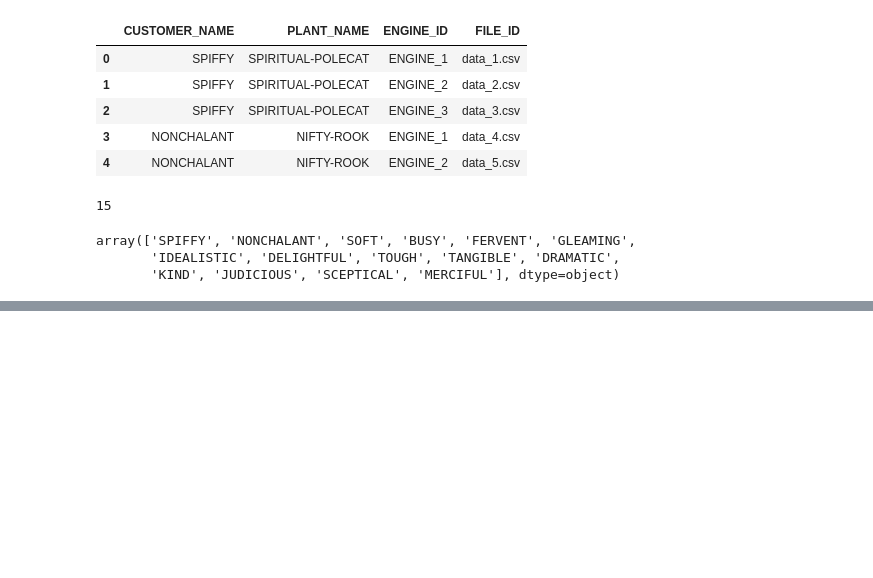
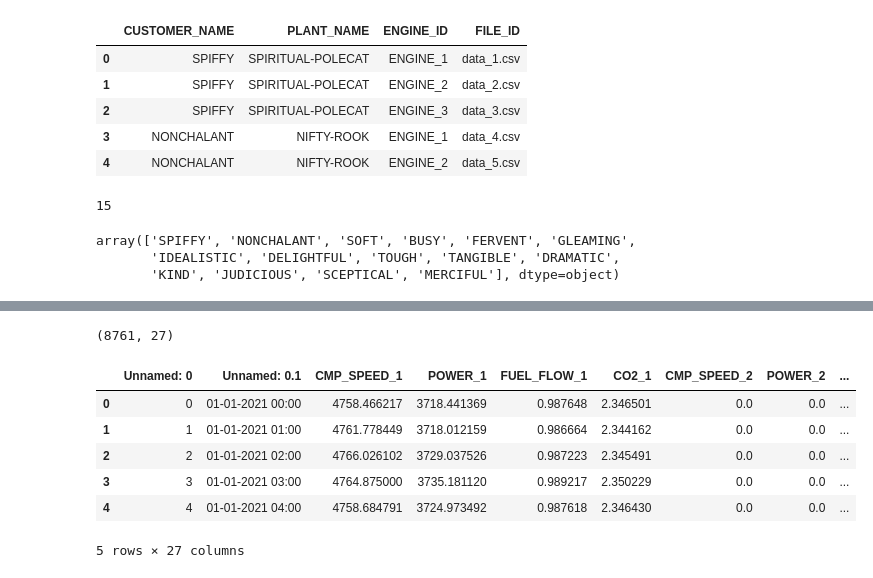
Before and after one commit to Jay4Codes/BakerHughes-DataViz, a Jupyter notebook: viz.ipynb, the cells around one changed output, grey strips where cells are left out. Drawn from its saved outputs; the diff is of its cells as text; code cells hidden in the pictures; blank space fills up the shorter version.

```diff
--- a/viz.ipynb
+++ b/viz.ipynb
@@ -49,0 +85,16 @@ map
+# %%
+df2=pd.read_csv("data/New folder/SILKY-WEASEL.csv")
+# %%
+df2.shape
+# %% [output]
+(8761, 27)
+# %%
+df2.head()
+# %% [output]
+|  | Unnamed: 0 | Unnamed: 0.1 | CMP_SPEED_1 | POWER_1 | FUEL_FLOW_1 | CO2_1 | CMP_SPEED_2 | POWER_2 | ... |
+| 0 | 0 | 01-01-2021 00:00 | 4758.466217 | 3718.441369 | 0.987648 | 2.346501 | 0.0 | 0.0 | ... |
+| 1 | 1 | 01-01-2021 01:00 | 4761.778449 | 3718.012159 | 0.986664 | 2.344162 | 0.0 | 0.0 | ... |
+| 2 | 2 | 01-01-2021 02:00 | 4766.026102 | 3729.037526 | 0.987223 | 2.345491 | 0.0 | 0.0 | ... |
+| 3 | 3 | 01-01-2021 03:00 | 4764.875000 | 3735.181120 | 0.989217 | 2.350229 | 0.0 | 0.0 | ... |
+| 4 | 4 | 01-01-2021 04:00 | 4758.684791 | 3724.973492 | 0.987618 | 2.346430 | 0.0 | 0.0 | ... |
+5 rows × 27 columns
```
Also changed, not shown: parts of 8 cells of this notebook, 28 other files.
